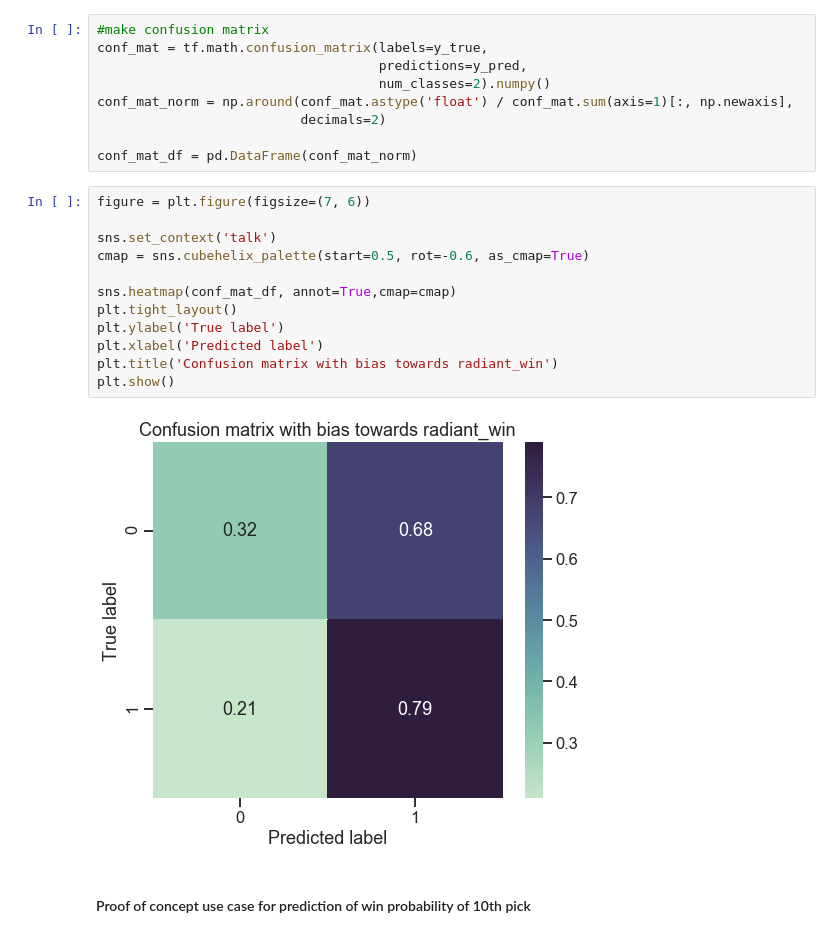
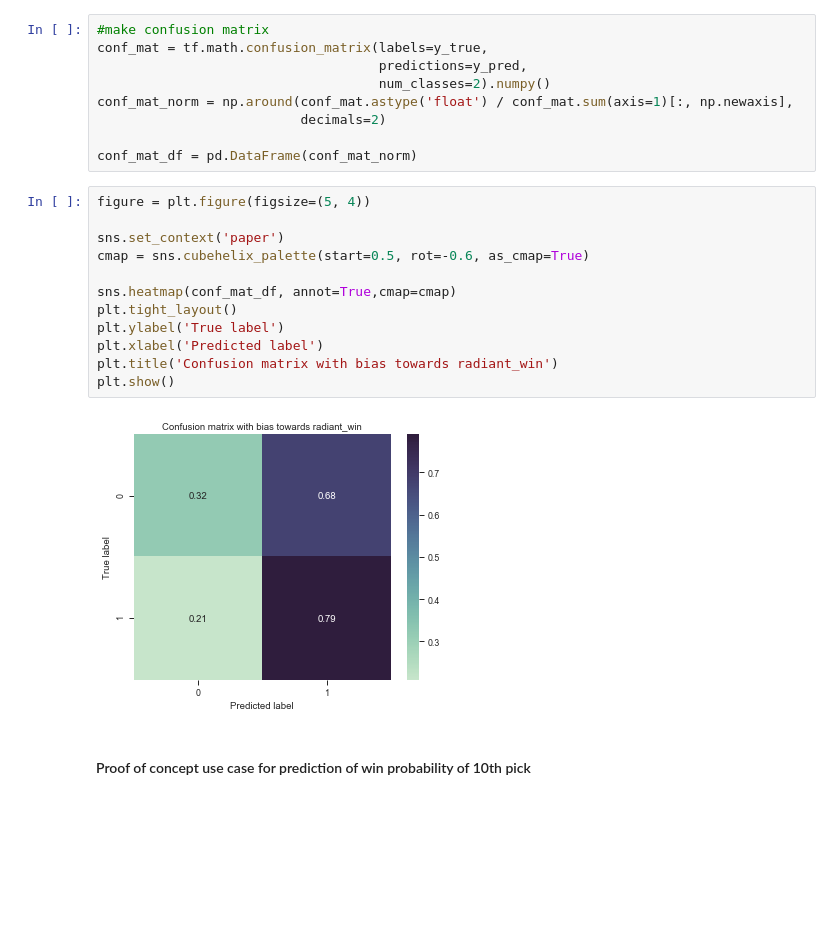
Before and after one commit to JoshEZiegler/MLProjects, a Jupyter notebook: VideoGameDrafting/Dota2Project/Dota2MachineLearning_keras_TF2.0.ipynb, the cells around one changed output. Drawn from its saved outputs; the diff is of its cells as text; blank space fills up the shorter version.

```diff
--- a/VideoGameDrafting/Dota2Project/Dota2MachineLearning_keras_TF2.0.ipynb
+++ b/VideoGameDrafting/Dota2Project/Dota2MachineLearning_keras_TF2.0.ipynb
@@ -1210,19 +1210,19 @@ conf_mat_norm = np.around(conf_mat.astype('float') / conf_mat.sum(axis=1)[:, np.
 
 conf_mat_df = pd.DataFrame(conf_mat_norm)
 # %%
-figure = plt.figure(figsize=(7, 6))
+figure = plt.figure(figsize=(5, 4))
 
-sns.set_context('talk')
+sns.set_context('paper')
 cmap = sns.cubehelix_palette(start=0.5, rot=-0.6, as_cmap=True)
 
 sns.heatmap(conf_mat_df, annot=True,cmap=cmap)
 plt.tight_layout()
 plt.ylabel('True label')
 plt.xlabel('Predicted label')
 plt.title('Confusion matrix with bias towards radiant_win')
 plt.show()
 # %% [output]
-[figure, old version]
+[figure, new version]
 # %% [markdown]
 #### Proof of concept use case for prediction of win probability of 10th pick
 # %%
```
Also changed, not shown: 1 other file.
